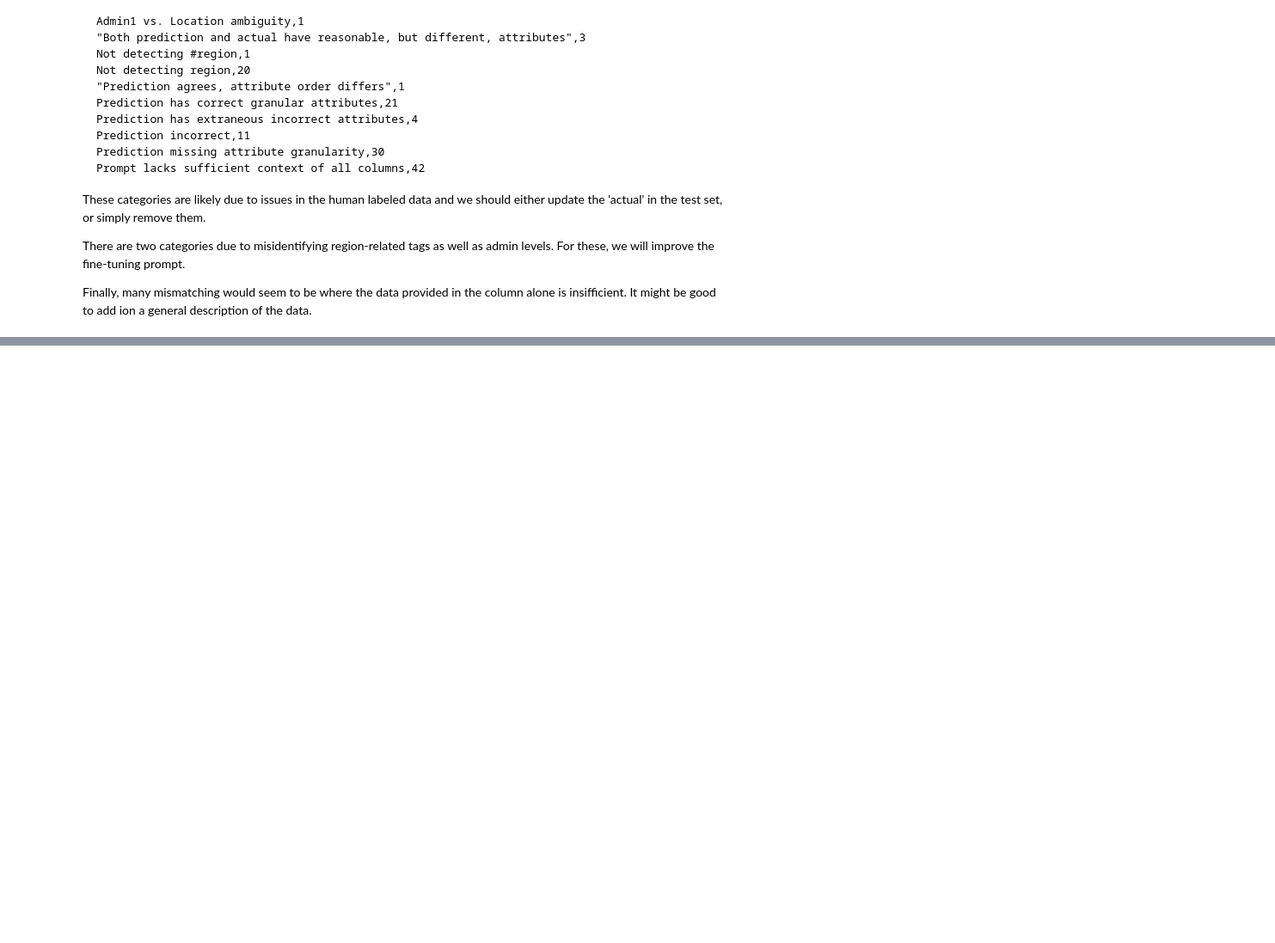
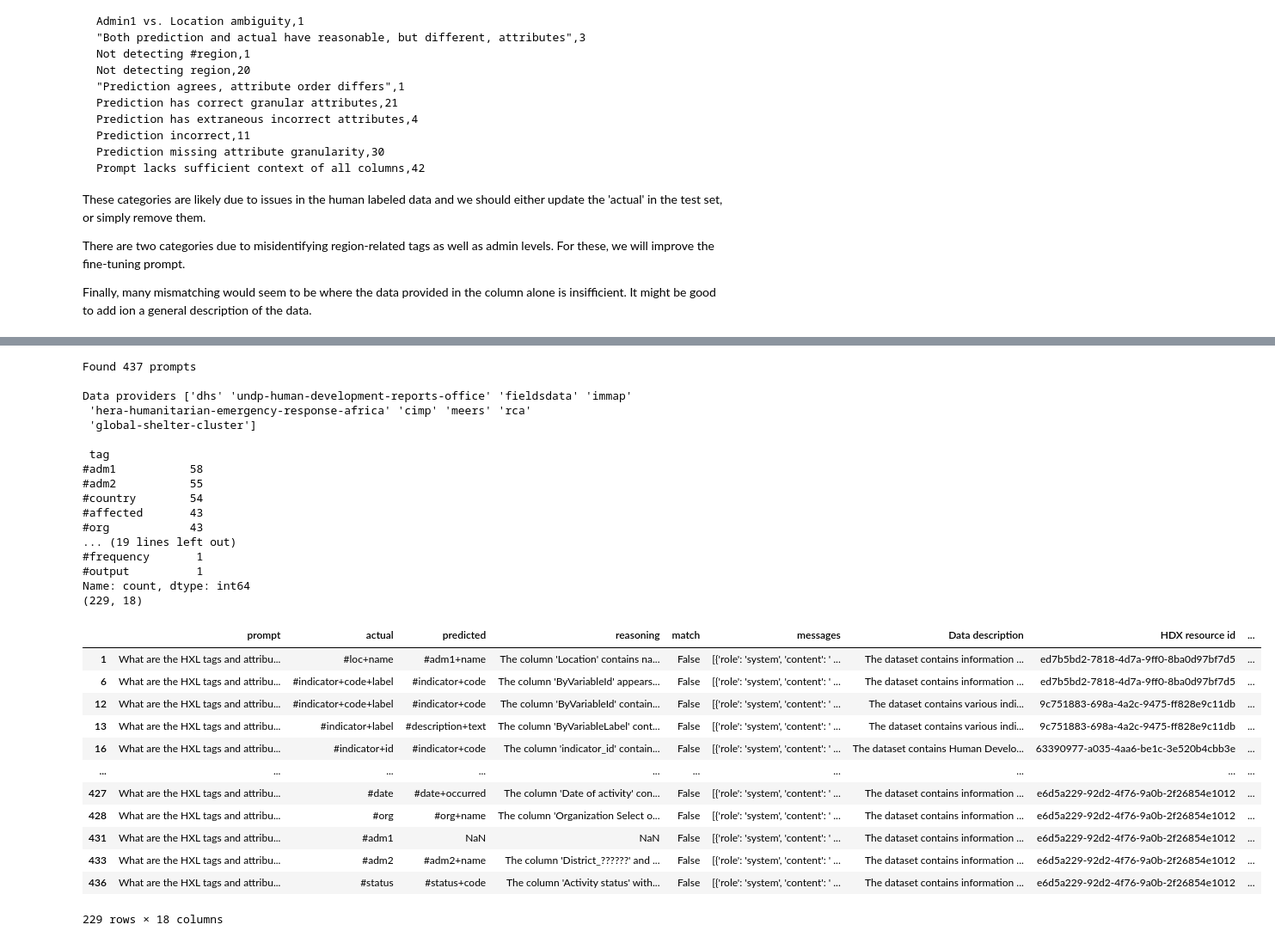
Before and after one commit to datakind/hxl-metadata-prediction, a Jupyter notebook: openai-hxl-prediction.ipynb, the cells around one changed output, grey strips where cells are left out. Shown at 86% size. Drawn from its saved outputs; the diff is of its cells as text; code cells hidden in the pictures; blank space fills up the shorter version.

Commit message:
More analysis using GPT-4o prompting method

```diff
--- a/openai-hxl-prediction.ipynb
+++ b/openai-hxl-prediction.ipynb
@@ -769,0 +839,43 @@ TypeError: 'NoneType' object is not subscriptable
+# %%
+X_test = read_prompts_file(TEST_FILE)
+X_test = pd.DataFrame(X_test)
+
+df = pd.read_excel(f"{LOCAL_DATA_DIR}/hxl-metadata-prompting-only-prediction-gpt-4o-results.xlsx")
+
+# Concat X_test and results by columns
+df = pd.concat([df,X_test], axis=1)
+
+breaks = df[df["match"]==False]
+print(breaks.shape)
+display(breaks)
+# %% [output]
+Found 437 prompts
+
+Data providers ['dhs' 'undp-human-development-reports-office' 'fieldsdata' 'immap'
+ 'hera-humanitarian-emergency-response-africa' 'cimp' 'meers' 'rca'
+ 'global-shelter-cluster']
+
+ tag
+#adm1           58
+#adm2           55
+#country        54
+#affected       43
+#org            43
+... (19 lines left out)
+#frequency       1
+#output          1
+Name: count, dtype: int64
+(229, 18)
+|  | prompt | actual | predicted | reasoning | match | messages | Data description | HDX resource id | ... |
+| 1 | What are the HXL tags and attribu... | #loc+name | #adm1+name | The column 'Location' contains na... | False | [{'role': 'system', 'content': ' ... | The dataset contains information ... | ed7b5bd2-7818-4d7a-9ff0-8ba0d97bf7d5 | ... |
+| 6 | What are the HXL tags and attribu... | #indicator+code+label | #indicator+code | The column 'ByVariableId' appears... | False | [{'role': 'system', 'content': ' ... | The dataset contains information ... | ed7b5bd2-7818-4d7a-9ff0-8ba0d97bf7d5 | ... |
+| 12 | What are the HXL tags and attribu... | #indicator+code+label | #indicator+code | The column 'ByVariableId' contain... | False | [{'role': 'system', 'content': ' ... | The dataset contains various indi... | 9c751883-698a-4a2c-9475-ff828e9c11db | ... |
+| 13 | What are the HXL tags and attribu... | #indicator+label | #description+text | The column 'ByVariableLabel' cont... | False | [{'role': 'system', 'content': ' ... | The dataset contains various indi... | 9c751883-698a-4a2c-9475-ff828e9c11db | ... |
+| 16 | What are the HXL tags and attribu... | #indicator+id | #indicator+code | The column 'indicator_id' contain... | False | [{'role': 'system', 'content': ' ... | The dataset contains Human Develo... | 63390977-a035-4aa6-be1c-3e520b4cbb3e | ... |
+| ... | ... | ... | ... | ... | ... | ... | ... | ... | ... |
+| 427 | What are the HXL tags and attribu... | #date | #date+occurred | The column 'Date of activity' con... | False | [{'role': 'system', 'content': ' ... | The dataset contains information ... | e6d5a229-92d2-4f76-9a0b-2f26854e1012 | ... |
+| 428 | What are the HXL tags and attribu... | #org | #org+name | The column 'Organization Select o... | False | [{'role': 'system', 'content': ' ... | The dataset contains information ... | e6d5a229-92d2-4f76-9a0b-2f26854e1012 | ... |
+| 431 | What are the HXL tags and attribu... | #adm1 | NaN | NaN | False | [{'role': 'system', 'content': ' ... | The dataset contains information ... | e6d5a229-92d2-4f76-9a0b-2f26854e1012 | ... |
+| 433 | What are the HXL tags and attribu... | #adm2 | #adm2+name | The column 'District_??????' and ... | False | [{'role': 'system', 'content': ' ... | The dataset contains information ... | e6d5a229-92d2-4f76-9a0b-2f26854e1012 | ... |
+| 436 | What are the HXL tags and attribu... | #status | #status+code | The column 'Activity status' with... | False | [{'role': 'system', 'content': ' ... | The dataset contains information ... | e6d5a229-92d2-4f76-9a0b-2f26854e1012 | ... |
+229 rows × 18 columns
```
Also changed, not shown: parts of 19 cells of this notebook.
